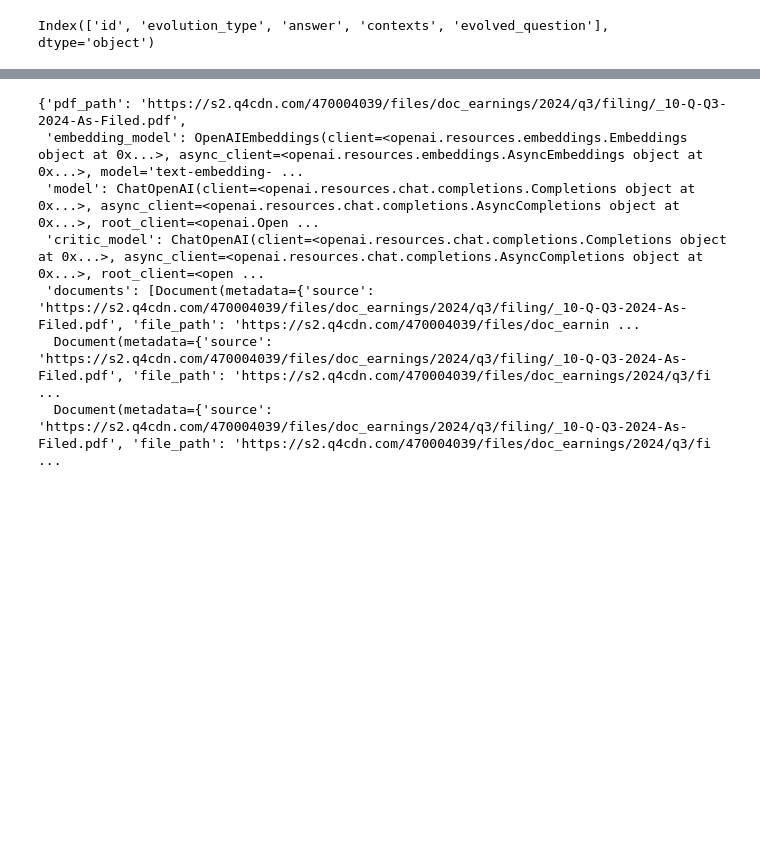
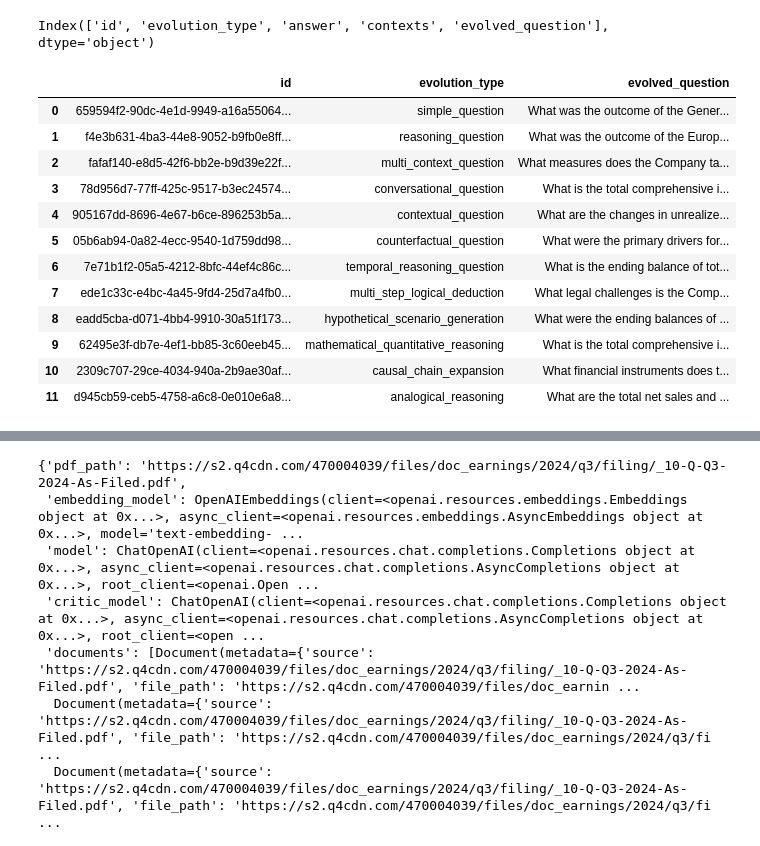
Before and after one commit to akashlives/wizardlm_aie4, a Jupyter notebook: notebooks/experiment.ipynb, the cells around one changed output, grey strips where cells are left out. Drawn from its saved outputs; the diff is of its cells as text; code cells hidden in the pictures; blank space fills up the shorter version.

```diff
--- a/notebooks/experiment.ipynb
+++ b/notebooks/experiment.ipynb
@@ -116,6 +116,23 @@ df = pd.DataFrame(qa_output["final_output"])
 df.columns
 # %% [output]
 Index(['id', 'evolution_type', 'answer', 'contexts', 'evolved_question'], dtype='object')
+# %%
+pd.set_option('display.max_colwidth', None)
+df[["id", "evolution_type", "evolved_question"]]
+# %% [output]
+|  | id | evolution_type | evolved_question |
+| 0 | 659594f2-90dc-4e1d-9949-a16a55064... | simple_question | What was the outcome of the Gener... |
+| 1 | f4e3b631-4ba3-44e8-9052-b9fb0e8ff... | reasoning_question | What was the outcome of the Europ... |
+| 2 | fafaf140-e8d5-42f6-bb2e-b9d39e22f... | multi_context_question | What measures does the Company ta... |
+| 3 | 78d956d7-77ff-425c-9517-b3ec24574... | conversational_question | What is the total comprehensive i... |
+| 4 | 905167dd-8696-4e67-b6ce-896253b5a... | contextual_question | What are the changes in unrealize... |
+| 5 | 05b6ab94-0a82-4ecc-9540-1d759dd98... | counterfactual_question | What were the primary drivers for... |
+| 6 | 7e71b1f2-05a5-4212-8bfc-44ef4c86c... | temporal_reasoning_question | What is the ending balance of tot... |
+| 7 | ede1c33c-e4bc-4a45-9fd4-25d7a4fb0... | multi_step_logical_deduction | What legal challenges is the Comp... |
+| 8 | eadd5cba-d071-4bb4-9910-30a51f173... | hypothetical_scenario_generation | What were the ending balances of ... |
+| 9 | 62495e3f-db7e-4ef1-bb85-3c60eeb45... | mathematical_quantitative_reasoning | What is the total comprehensive i... |
+| 10 | 2309c707-29ce-4034-940a-2b9ae30af... | causal_chain_expansion | What financial instruments does t... |
+| 11 | d945cb59-ceb5-4758-a6c8-0e010e6a8... | analogical_reasoning | What are the total net sales and ... |
 # %%
 df[["id", "evolution_type", "evolved_question", "answer", "contexts"]]
 # %% [output]
```
Also changed, not shown: parts of 3 cells of this notebook, 2 other files.
